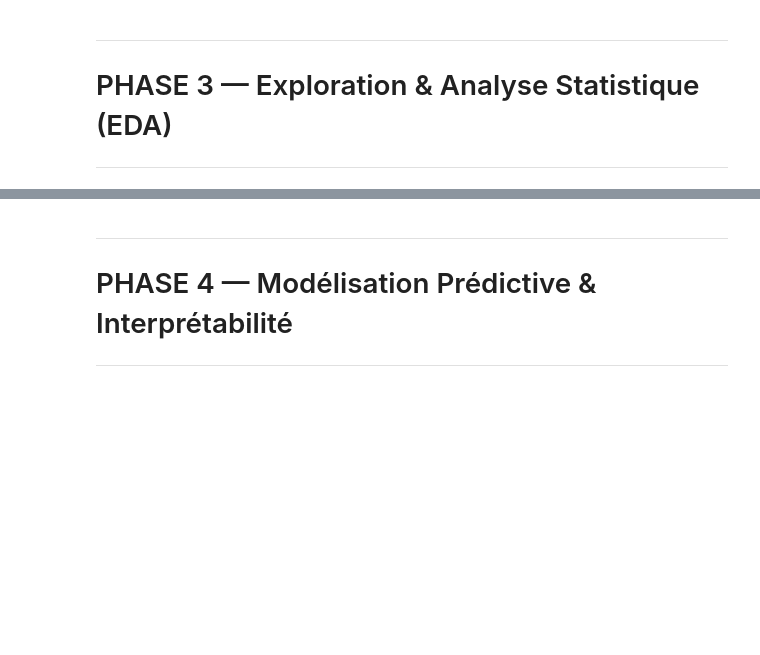
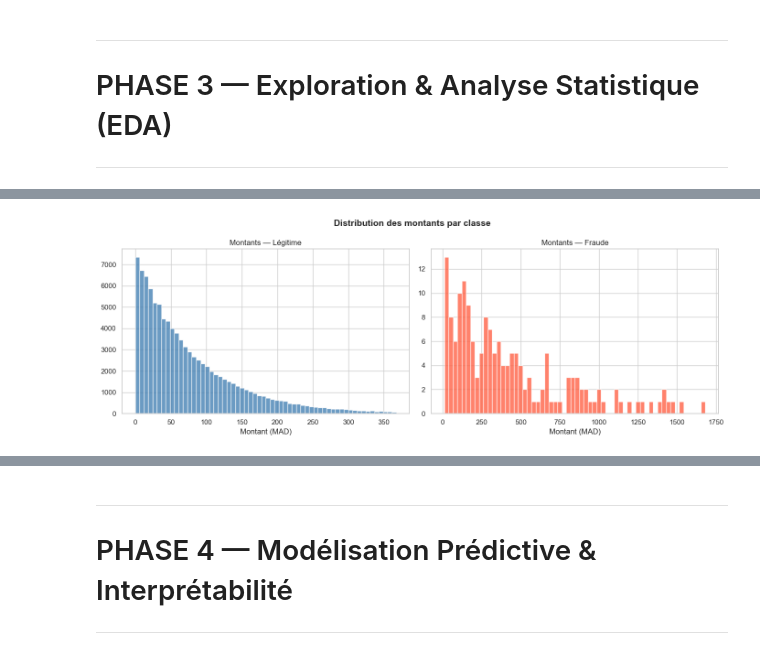
Before and after one commit to Ruined-King/PROJET-DDD, a Jupyter notebook: notebooks/fraud_detection_full.ipynb, the cells around one changed output, grey strips where cells are left out. Drawn from its saved outputs; the diff is of its cells as text; code cells hidden in the pictures; blank space fills up the shorter version.

```diff
--- a/notebooks/fraud_detection_full.ipynb
+++ b/notebooks/fraud_detection_full.ipynb
@@ -114,0 +129,12 @@ plt.show()
+# %%
+fig, axes = plt.subplots(1, 2, figsize=(14, 5))
+for i, (label, color) in enumerate([(0, 'steelblue'), (1, 'tomato')]):
+    data = df[df['est_fraude'] == label]['montant']
+    data_cap = data[data < data.quantile(0.99)]
+    axes[i].hist(data_cap, bins=60, color=color, alpha=0.8, edgecolor='white')
+    axes[i].set_title(f"Montants — {'Fraude' if label else 'Légitime'}")
+    axes[i].set_xlabel('Montant (MAD)')
+plt.suptitle('Distribution des montants par classe', fontsize=14, fontweight='bold')
+plt.tight_layout(); plt.show()
+# %% [output]
+[figure, added]
```
Also changed, not shown: parts of 53 cells of this notebook.
